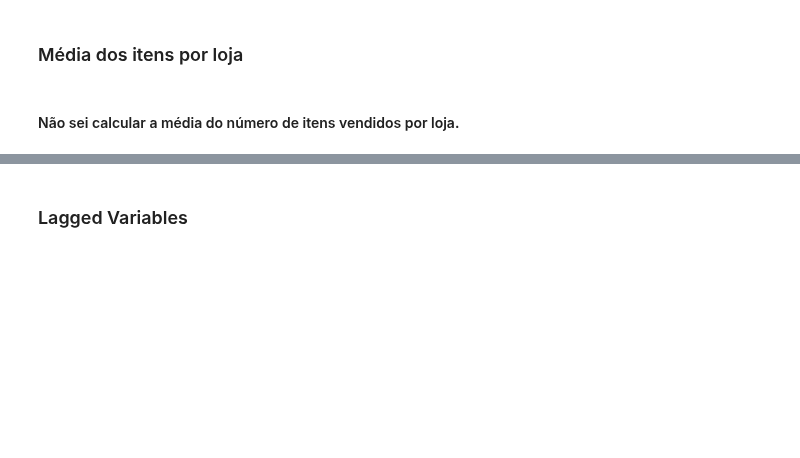
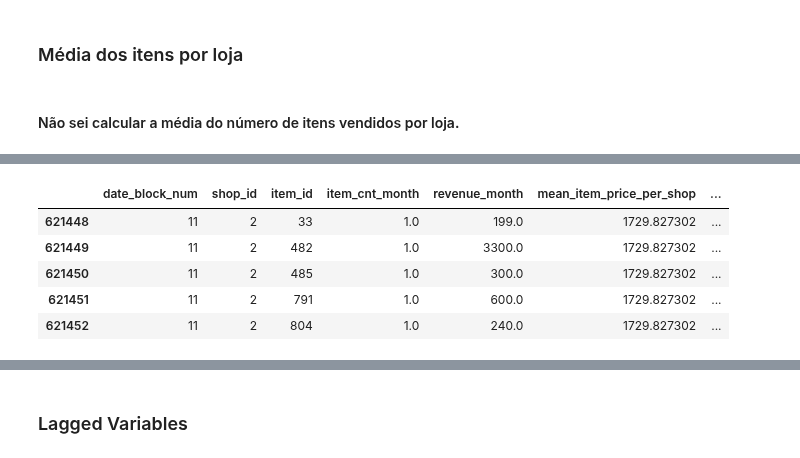
Before and after one commit to RGivisiez/Adv_ML, a Jupyter notebook: 2. Criando as features.ipynb, the cells around one changed output, grey strips where cells are left out. Saved outputs shown, nothing was run; the diff lists cells and outputs as text; code cells hidden in the pictures; blank space fills up the shorter version.

```diff
--- a/2. Criando as features.ipynb
+++ b/2. Criando as features.ipynb
@@ -326,0 +365,10 @@ train[(train.shop_id == 0) & (train.date_block_num == 0) & (train.item_id == 32)
+# %%
+# Checando se os valores foram substituidos corretamente.
+df_train_month[df_train_month.date_block_num == 11].head()
+# %% [output]
+|  | date_block_num | shop_id | item_id | item_cnt_month | revenue_month | mean_item_price_per_shop | ... |
+| 621448 | 11 | 2 | 33 | 1.0 | 199.0 | 1729.827302 | ... |
+| 621449 | 11 | 2 | 482 | 1.0 | 3300.0 | 1729.827302 | ... |
+| 621450 | 11 | 2 | 485 | 1.0 | 300.0 | 1729.827302 | ... |
+| 621451 | 11 | 2 | 791 | 1.0 | 600.0 | 1729.827302 | ... |
+| 621452 | 11 | 2 | 804 | 1.0 | 240.0 | 1729.827302 | ... |
```
Also changed, not shown: parts of 19 cells of this notebook.
